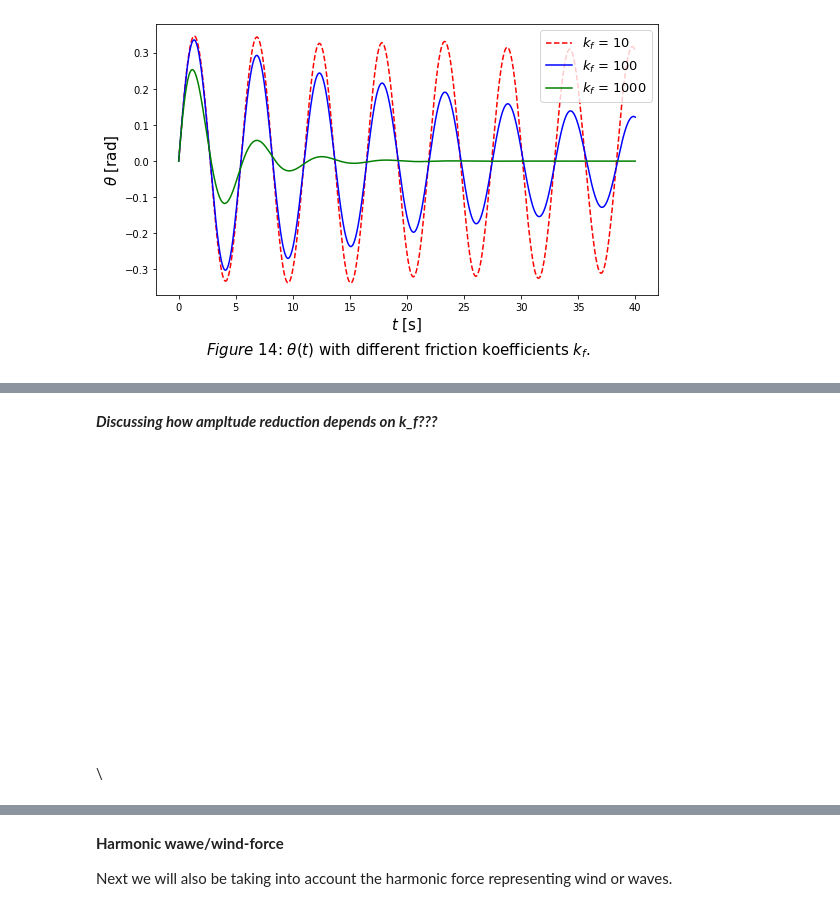
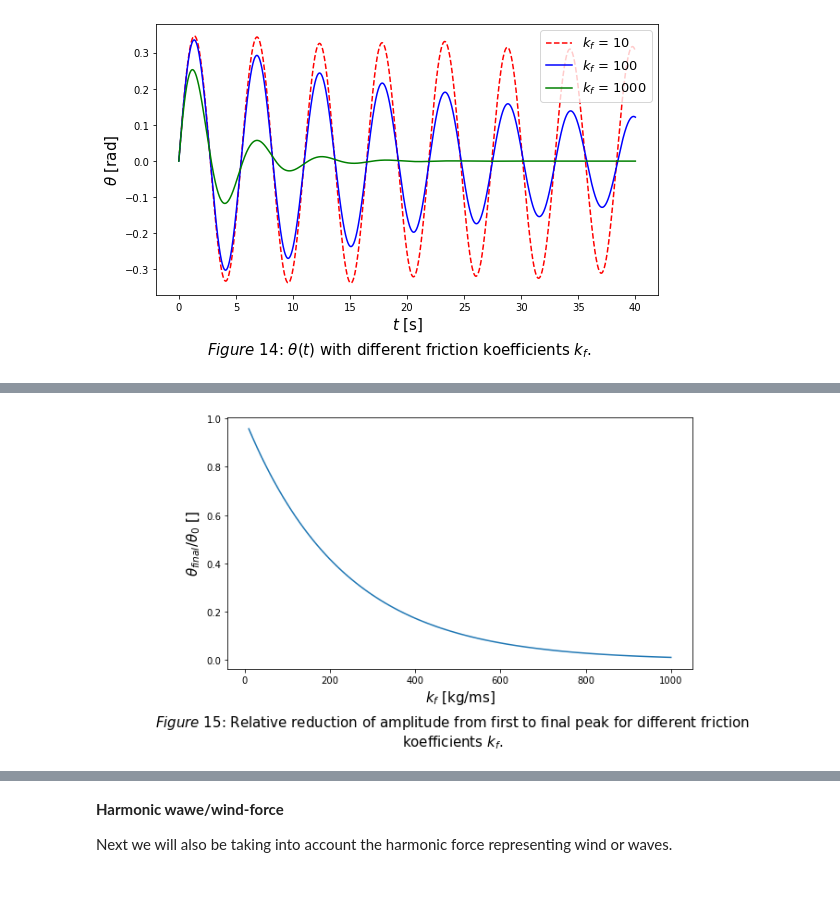
Before and after one commit to Trond01/TMA4320_prosjekt_2, a Jupyter notebook: prosjekt2.ipynb, the cells around one changed output, grey strips where cells are left out. Cells and saved outputs as stored; diff of their text form; code cells hidden in the pictures.

Commit message:
kf_plot

```diff
--- a/prosjekt2.ipynb
+++ b/prosjekt2.ipynb
@@ -1472,22 +1470,0 @@ As we can see from figure **Figure** the amplitude of  seems to decrease over ov
-# %%
-### INTERESSANT Å SE PÅ??
-N = 100
-k_f_array = np.linspace(10, 200, N)
-half_time = np.zeros(N)
-w0 = [0.3, 0, 0, 0, yC0, 0, 0, 0] # [theta0, omega0, x0, vx0, y0, vy0, s0, vs0]
-h  = 0.1
-t0 = 0
-t_end = 200
-
-for i in tqdm(range(N)):
-    k_f = k_f_array[i]
-    t_vals, w_vals = ode_solver(f_wind_friction, t0, t_end, w0, h, method=RK4_method)
-    theta_amplitude = abs(w_vals[0])
-    for j in range(len(t_vals)):
-        if max(theta_amplitude[j::]) < 1/2 * w0[0]:
-            half_time[i] = h*j
-            break
-
-plt.plot(k_f_array, half_time)
-
-## KANSKJE finne en bedre indikator på henfall... Her får vi hopp når det skjer en topp tidligere.
@@ -1497,19 +1471,18 @@ plt.plot(k_f_array, half_time)
-# %% [markdown]
-***Discussing how ampltude reduction depends on k_f???***
-\
-\
-\
-\
-\
-\
-\
-\
-\
-\
-\
-\
-\
-\
-\
-\
-\
+# %%
+N = 100
+k_f_array = np.linspace(10, 1000, N)
+theta_final_peak = np.zeros(N)
+w0 = [0.2, 0, 0, 0, yC0, 0, 0, 0] # [theta0, omega0, x0, vx0, y0, vy0, s0, vs0]
+h  = 0.01
+t0, t_end = 0, 20
+
+final_period_index = int((t_end-t0)/h - 4/h) #period around 4s.
+for i in tqdm(range(N)):
+    k_f = k_f_array[i]
+    t_vals, w_vals = ode_solver(f_wind_friction, t0, t_end, w0, h, method=RK4_method)
+    theta_final_peak[i] = max(w_vals[0][final_period_index::]) / max(w_vals[0])
+
+plot_function([k_f_array], [theta_final_peak], xlabel=r"$k_f$ [kg/ms]", ylabel = r"$\theta_{final}/\theta_{0}$ []", fig_text_y = -0.1,
+              fig_text = r"Relative reduction of amplitude from first to final peak for different friction koefficients $k_f$.")
+# %% [output]
+[figure, added]
```
Also changed, not shown: parts of 23 cells of this notebook.
